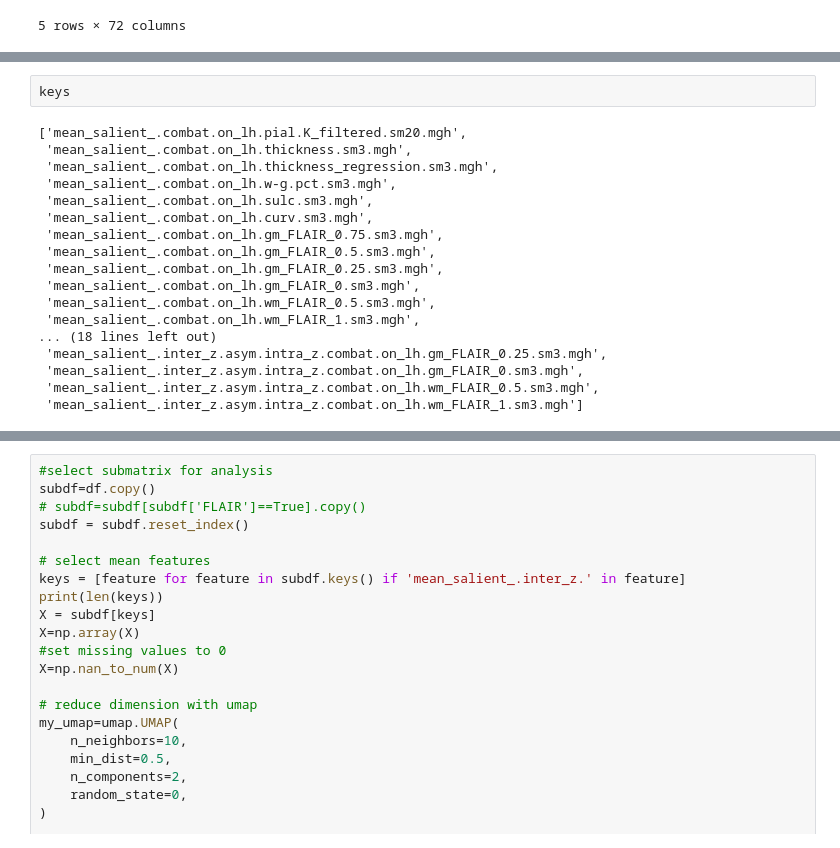
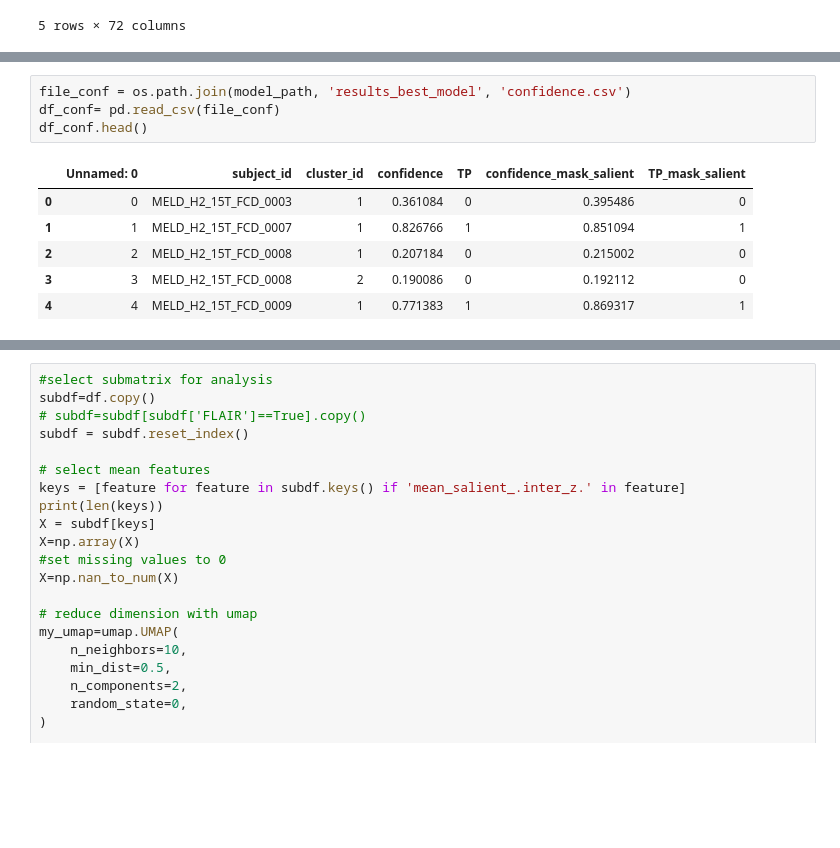
Before and after one commit to MELDProject/meld_graph, a Jupyter notebook: notebooks/dev_save_fingerprints.ipynb, the cells around one changed output, grey strips where cells are left out. Drawn from its saved outputs; the diff is of its cells as text; blank space fills up the shorter version.

```diff
--- a/notebooks/dev_save_fingerprints.ipynb
+++ b/notebooks/dev_save_fingerprints.ipynb
@@ -280,20 +283,11 @@ df.head()
-# %%
-keys
-# %% [output]
-['mean_salient_.combat.on_lh.pial.K_filtered.sm20.mgh',
- 'mean_salient_.combat.on_lh.thickness.sm3.mgh',
- 'mean_salient_.combat.on_lh.thickness_regression.sm3.mgh',
- 'mean_salient_.combat.on_lh.w-g.pct.sm3.mgh',
- 'mean_salient_.combat.on_lh.sulc.sm3.mgh',
- 'mean_salient_.combat.on_lh.curv.sm3.mgh',
- 'mean_salient_.combat.on_lh.gm_FLAIR_0.75.sm3.mgh',
- 'mean_salient_.combat.on_lh.gm_FLAIR_0.5.sm3.mgh',
- 'mean_salient_.combat.on_lh.gm_FLAIR_0.25.sm3.mgh',
- 'mean_salient_.combat.on_lh.gm_FLAIR_0.sm3.mgh',
- 'mean_salient_.combat.on_lh.wm_FLAIR_0.5.sm3.mgh',
- 'mean_salient_.combat.on_lh.wm_FLAIR_1.sm3.mgh',
-... (18 lines left out)
- 'mean_salient_.inter_z.asym.intra_z.combat.on_lh.gm_FLAIR_0.25.sm3.mgh',
- 'mean_salient_.inter_z.asym.intra_z.combat.on_lh.gm_FLAIR_0.sm3.mgh',
- 'mean_salient_.inter_z.asym.intra_z.combat.on_lh.wm_FLAIR_0.5.sm3.mgh',
- 'mean_salient_.inter_z.asym.intra_z.combat.on_lh.wm_FLAIR_1.sm3.mgh']
+# %%
+file_conf = os.path.join(model_path, 'results_best_model', 'confidence.csv')
+df_conf= pd.read_csv(file_conf)
+df_conf.head()
+# %% [output]
+|  | Unnamed: 0 | subject_id | cluster_id | confidence | TP | confidence_mask_salient | TP_mask_salient |
+| 0 | 0 | MELD_H2_15T_FCD_0003 | 1 | 0.361084 | 0 | 0.395486 | 0 |
+| 1 | 1 | MELD_H2_15T_FCD_0007 | 1 | 0.826766 | 1 | 0.851094 | 1 |
+| 2 | 2 | MELD_H2_15T_FCD_0008 | 1 | 0.207184 | 0 | 0.215002 | 0 |
+| 3 | 3 | MELD_H2_15T_FCD_0008 | 2 | 0.190086 | 0 | 0.192112 | 0 |
+| 4 | 4 | MELD_H2_15T_FCD_0009 | 1 | 0.771383 | 1 | 0.869317 | 1 |
```
Also changed, not shown: parts of 16 cells of this notebook.
